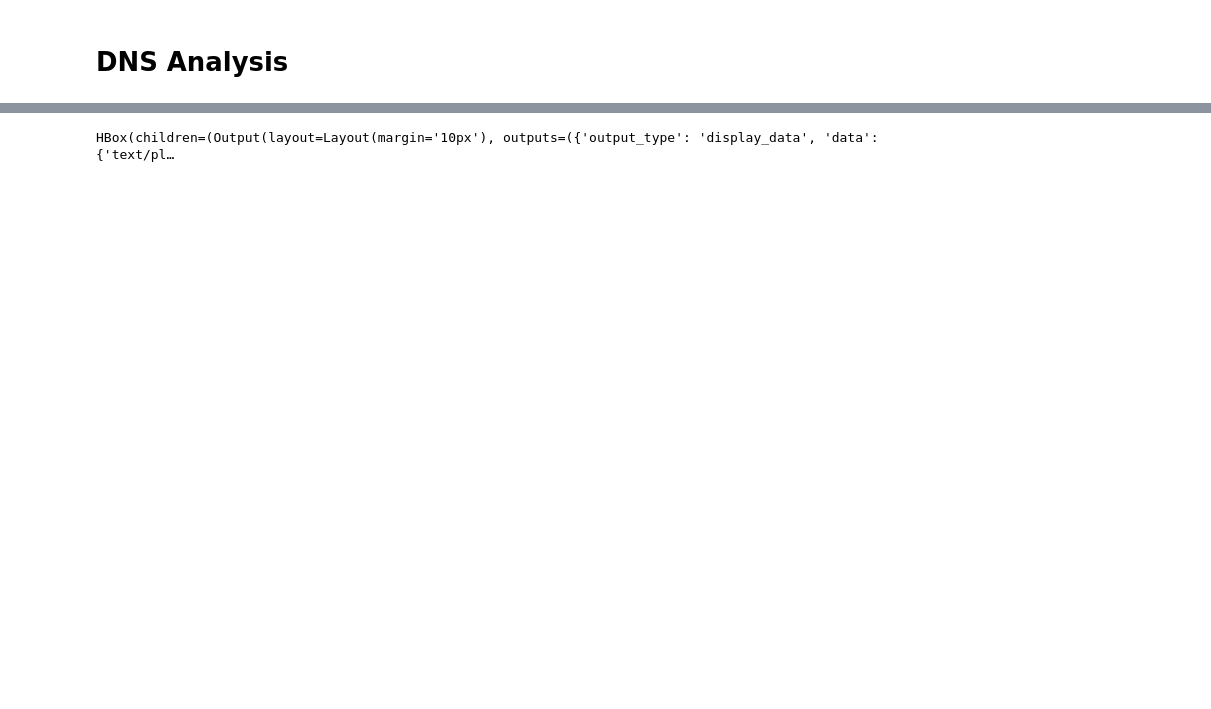
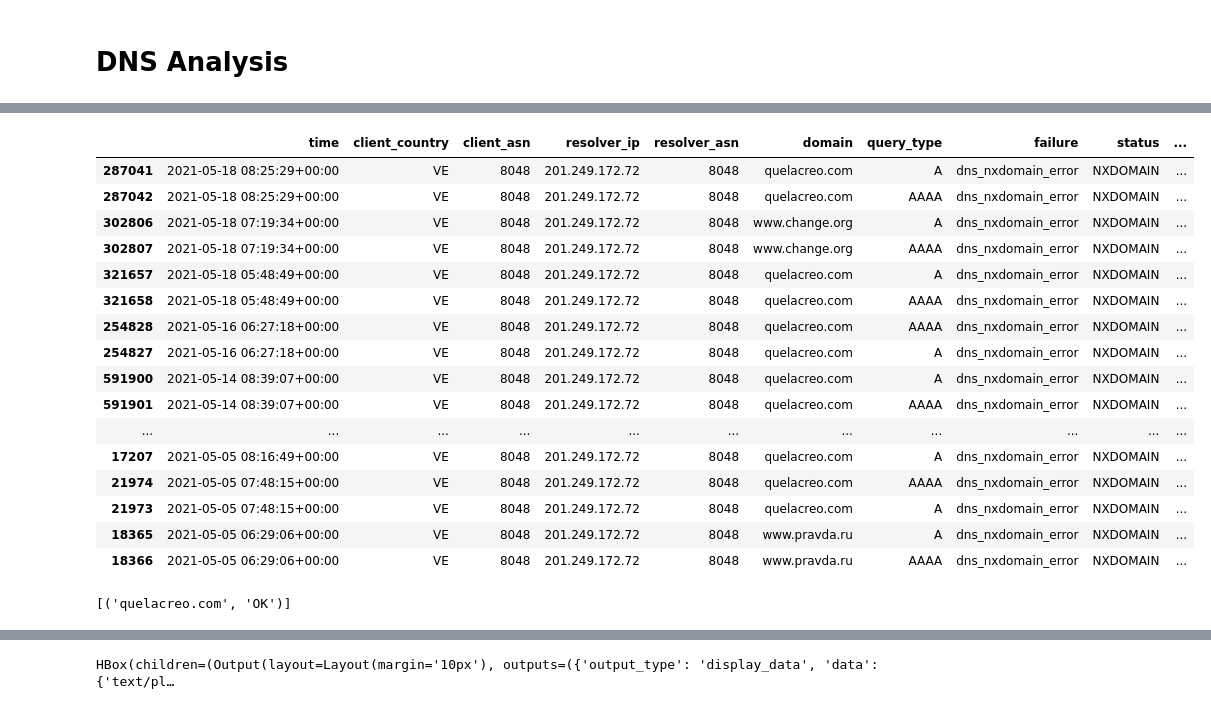
Before and after one commit to Jigsaw-Code/net-analysis, a Jupyter notebook: netanalysis/ooni/analysis/Analysis Venezuela.ipynb, the cells around one changed output, grey strips where cells are left out. Drawn from its saved outputs; the diff is of its cells as text; code cells hidden in the pictures; blank space fills up the shorter version.

```diff
--- a/netanalysis/ooni/analysis/Analysis Venezuela.ipynb
+++ b/netanalysis/ooni/analysis/Analysis Venezuela.ipynb
@@ -177,0 +231,25 @@ obs
+# %%
+with pd.option_context('display.max_colwidth', 300, 'display.max_rows', 100):
+  display(obs[(obs['client_asn'] == 8048) & (obs['resolver_ip_str'] == '201.249.172.72') & (obs['eval'] == 'BAD_STATUS_NXDOMAIN')])
+# %% [output]
+|  | time | client_country | client_asn | resolver_ip | resolver_asn | domain | query_type | failure | status | ... |
+| 287041 | 2021-05-18 08:25:29+00:00 | VE | 8048 | 201.249.172.72 | 8048 | quelacreo.com | A | dns_nxdomain_error | NXDOMAIN | ... |
+| 287042 | 2021-05-18 08:25:29+00:00 | VE | 8048 | 201.249.172.72 | 8048 | quelacreo.com | AAAA | dns_nxdomain_error | NXDOMAIN | ... |
+| 302806 | 2021-05-18 07:19:34+00:00 | VE | 8048 | 201.249.172.72 | 8048 | www.change.org | A | dns_nxdomain_error | NXDOMAIN | ... |
+| 302807 | 2021-05-18 07:19:34+00:00 | VE | 8048 | 201.249.172.72 | 8048 | www.change.org | AAAA | dns_nxdomain_error | NXDOMAIN | ... |
+| 321657 | 2021-05-18 05:48:49+00:00 | VE | 8048 | 201.249.172.72 | 8048 | quelacreo.com | A | dns_nxdomain_error | NXDOMAIN | ... |
+| 321658 | 2021-05-18 05:48:49+00:00 | VE | 8048 | 201.249.172.72 | 8048 | quelacreo.com | AAAA | dns_nxdomain_error | NXDOMAIN | ... |
+| 254828 | 2021-05-16 06:27:18+00:00 | VE | 8048 | 201.249.172.72 | 8048 | quelacreo.com | AAAA | dns_nxdomain_error | NXDOMAIN | ... |
+| 254827 | 2021-05-16 06:27:18+00:00 | VE | 8048 | 201.249.172.72 | 8048 | quelacreo.com | A | dns_nxdomain_error | NXDOMAIN | ... |
+| 591900 | 2021-05-14 08:39:07+00:00 | VE | 8048 | 201.249.172.72 | 8048 | quelacreo.com | A | dns_nxdomain_error | NXDOMAIN | ... |
+| 591901 | 2021-05-14 08:39:07+00:00 | VE | 8048 | 201.249.172.72 | 8048 | quelacreo.com | AAAA | dns_nxdomain_error | NXDOMAIN | ... |
+| ... | ... | ... | ... | ... | ... | ... | ... | ... | ... | ... |
+| 17207 | 2021-05-05 08:16:49+00:00 | VE | 8048 | 201.249.172.72 | 8048 | quelacreo.com | A | dns_nxdomain_error | NXDOMAIN | ... |
+| 21974 | 2021-05-05 07:48:15+00:00 | VE | 8048 | 201.249.172.72 | 8048 | quelacreo.com | AAAA | dns_nxdomain_error | NXDOMAIN | ... |
+| 21973 | 2021-05-05 07:48:15+00:00 | VE | 8048 | 201.249.172.72 | 8048 | quelacreo.com | A | dns_nxdomain_error | NXDOMAIN | ... |
+| 18365 | 2021-05-05 06:29:06+00:00 | VE | 8048 | 201.249.172.72 | 8048 | www.pravda.ru | A | dns_nxdomain_error | NXDOMAIN | ... |
+| 18366 | 2021-05-05 06:29:06+00:00 | VE | 8048 | 201.249.172.72 | 8048 | www.pravda.ru | AAAA | dns_nxdomain_error | NXDOMAIN | ... |
+# %%
+[e for e in evaluator._errors if e[0] == 'quelacreo.com']
+# %% [output]
+[('quelacreo.com', 'OK')]
```
Also changed, not shown: parts of 27 cells of this notebook.
